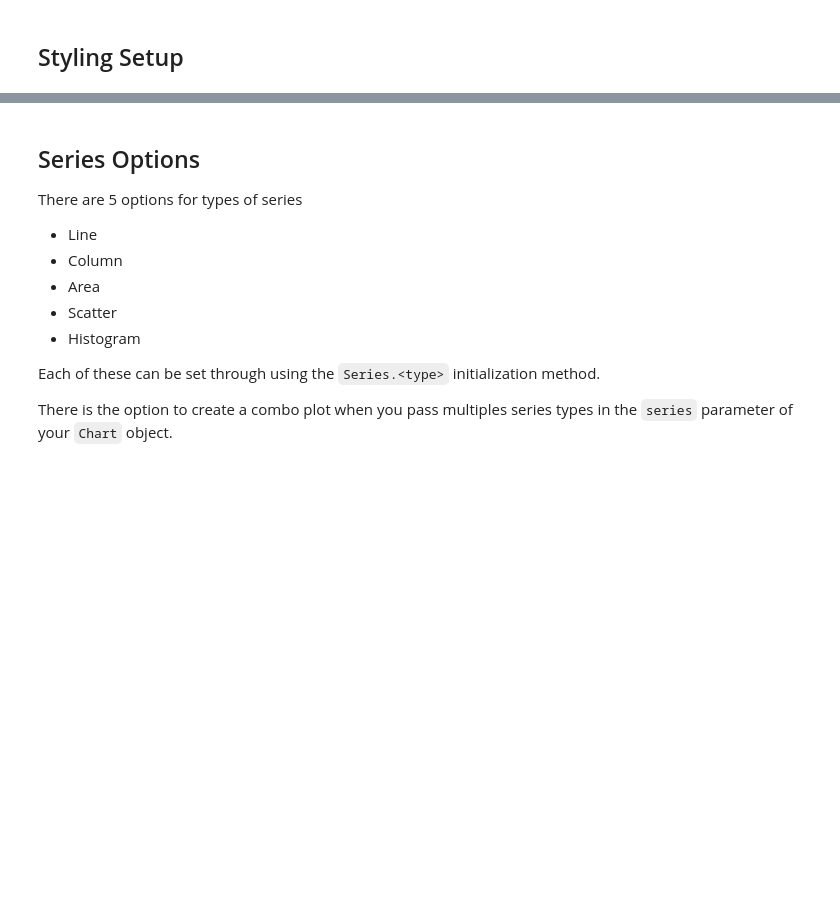
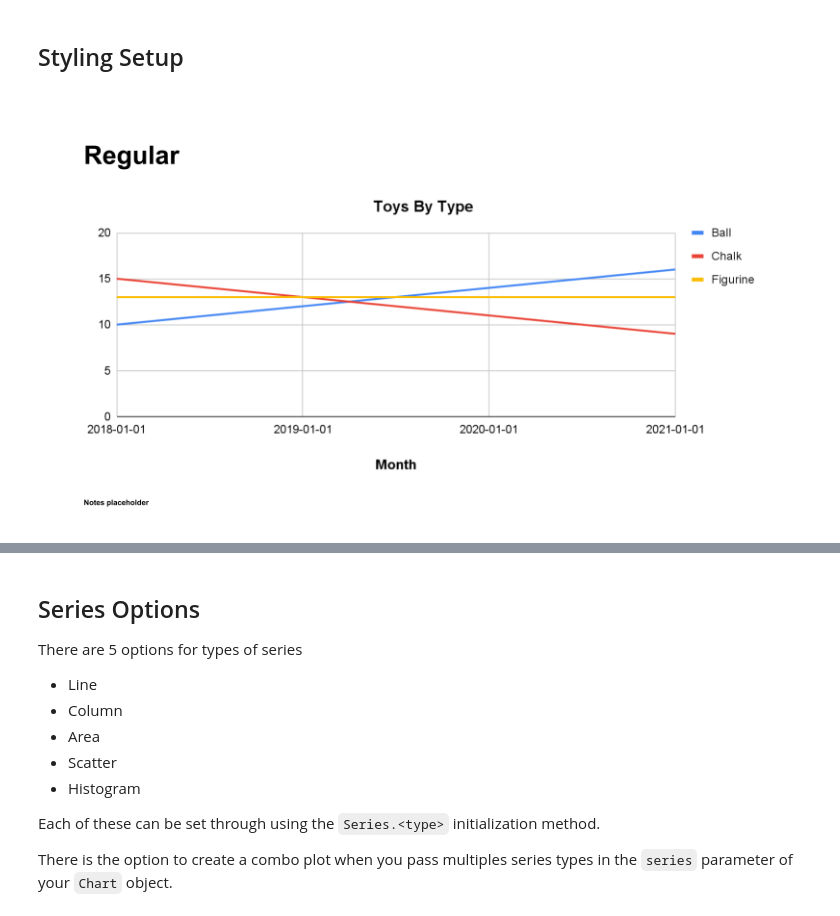
Before and after one commit to michael-gracie/gslides, a Jupyter notebook: notebooks/advanced_usage.ipynb, the cells around one changed output, grey strips where cells are left out. Cells and saved outputs as stored; diff of their text form; code cells hidden in the pictures; blank space fills up the shorter version.

Commit message:
adding show slides

```diff
--- a/notebooks/advanced_usage.ipynb
+++ b/notebooks/advanced_usage.ipynb
@@ -100,15 +100,18 @@ frame = Frame.create(df = df,
 # %%
 ch = Chart(
     data = frame.data,
     x_axis_column = 'date',
     series = [Series.line()],
     title = 'Toys By Type',
     x_axis_label = 'Month',
     legend_position = 'RIGHT_LEGEND',
     y_min = 0
 )
 prs.add_slide(
     objects = [ch],
     layout = (1,1),
     title = 'Regular'
 )
+prs.show_slide(prs.slide_ids[-1])
+# %% [output]
+[figure, added]
```
Also changed, not shown: parts of 32 cells of this notebook, 6 other files.
